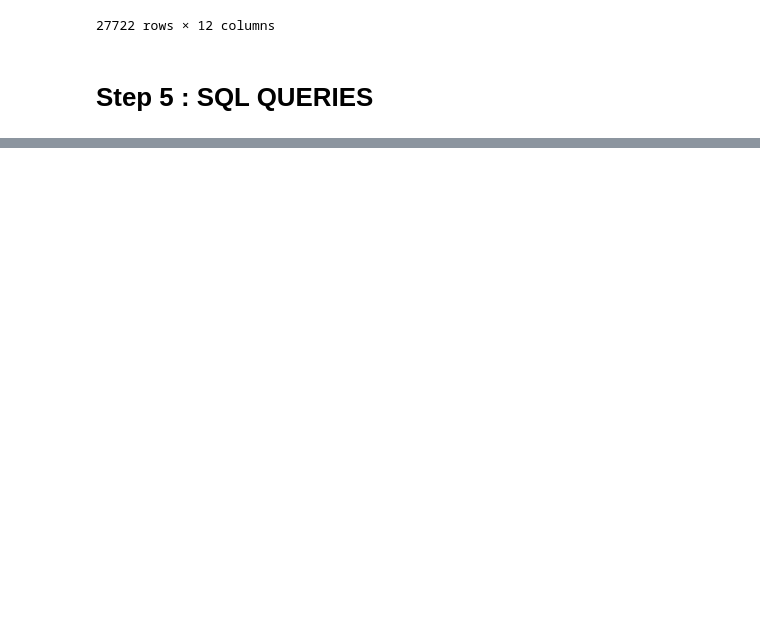
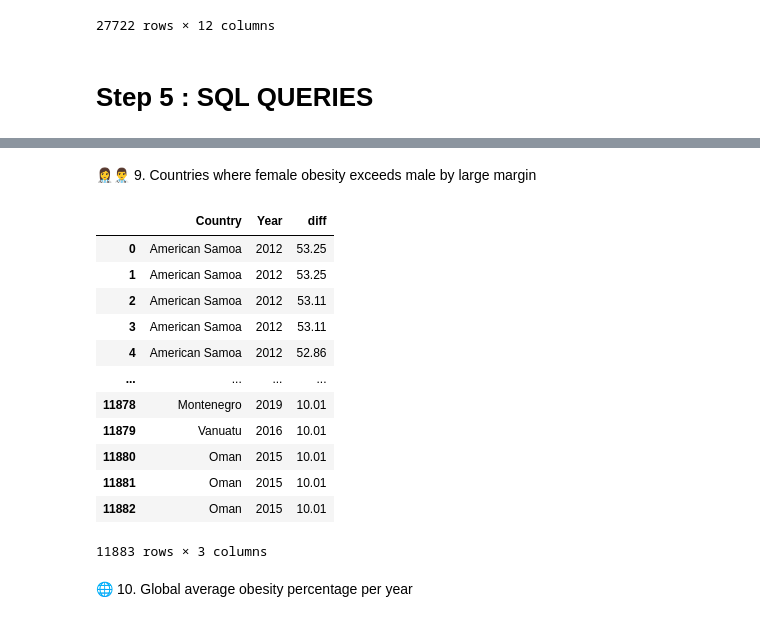
Before and after one commit to VasanthPrakasam/Project-Nutrition-Paradox-A-Global-View-on-Obesity-and-Malnutrition, a Jupyter notebook: Nutrition_Paradox_SQL_Operation.ipynb, the cells around one changed output, grey strips where cells are left out. Drawn from its saved outputs; the diff is of its cells as text; code cells hidden in the pictures; blank space fills up the shorter version.

```diff
--- a/Nutrition_Paradox_SQL_Operation.ipynb
+++ b/Nutrition_Paradox_SQL_Operation.ipynb
@@ -949,0 +1129,27 @@ df_malnutrition_sql.to_csv('final_malnutrition.csv', index=False)
+# %% [markdown]
+👩‍⚕️👨‍⚕️ 9. Countries where female obesity exceeds male by large margin
+# %%
+query9 =("""
+SELECT f.Country, f.Year, f.Mean_estimate - m.Mean_estimate AS diff
+FROM obesity f
+JOIN obesity m ON f.Country = m.Country AND f.Year = m.Year
+WHERE f.Gender = 'Female' AND m.Gender = 'Male'
+AND f.Mean_estimate - m.Mean_estimate > 10
+ORDER BY diff DESC;""")
+show_query(query9)
+# %% [output]
+|  | Country | Year | diff |
+| 0 | American Samoa | 2012 | 53.25 |
+| 1 | American Samoa | 2012 | 53.25 |
+| 2 | American Samoa | 2012 | 53.11 |
+| 3 | American Samoa | 2012 | 53.11 |
+| 4 | American Samoa | 2012 | 52.86 |
+| ... | ... | ... | ... |
+| 11878 | Montenegro | 2019 | 10.01 |
+| 11879 | Vanuatu | 2016 | 10.01 |
+| 11880 | Oman | 2015 | 10.01 |
+| 11881 | Oman | 2015 | 10.01 |
+| 11882 | Oman | 2015 | 10.01 |
+11883 rows × 3 columns
+# %% [markdown]
+🌐 10. Global average obesity percentage per year
```
Also changed, not shown: parts of 84 cells of this notebook.
